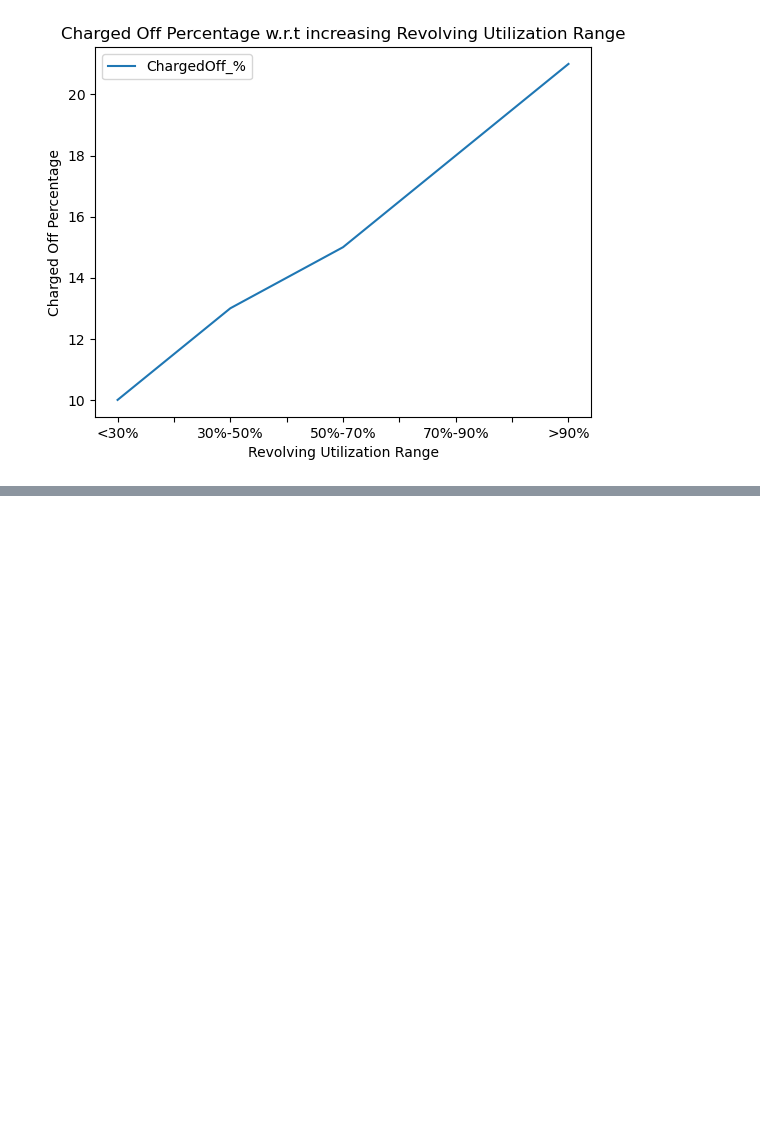
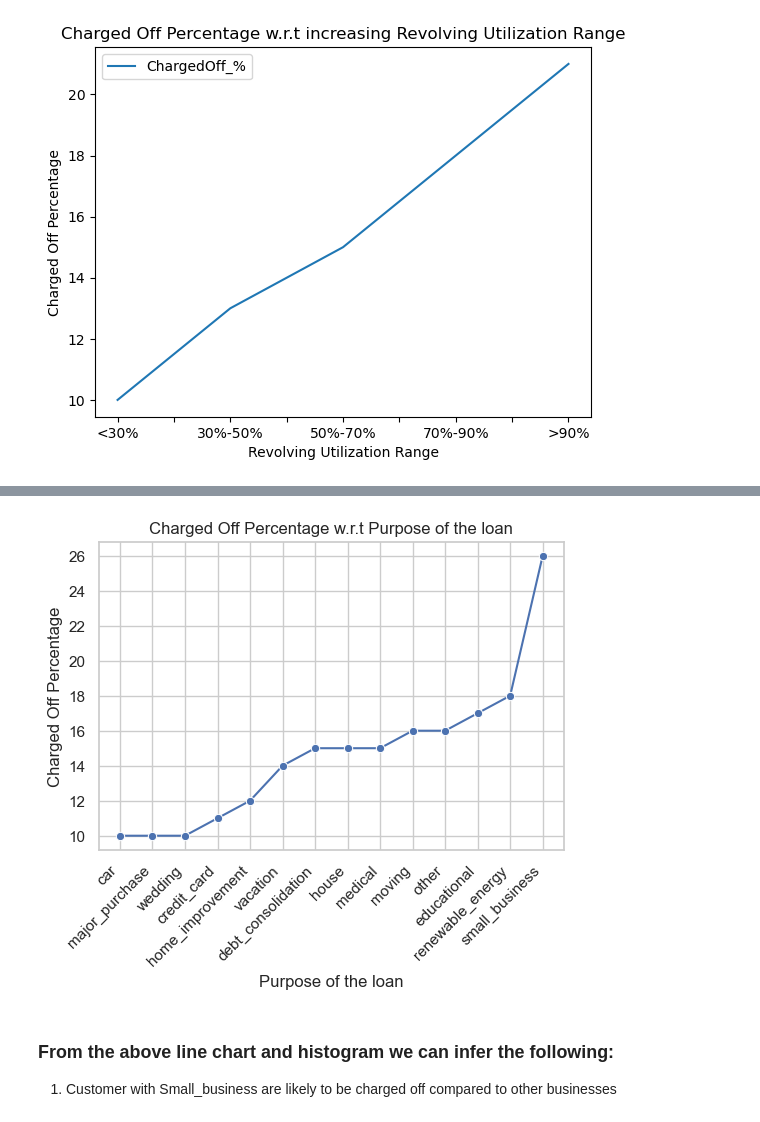
Before and after one commit to rupeshshuklavarroc/Lending_Case_Study_Rupesh_Harshali, a Jupyter notebook: Lending_Case_Study_Rupesh_Harshali.ipynb, the cells around one changed output, grey strips where cells are left out. Saved outputs shown, nothing was run; the diff lists cells and outputs as text; code cells hidden in the pictures; blank space fills up the shorter version.

```diff
--- a/Lending_Case_Study_Rupesh_Harshali.ipynb
+++ b/Lending_Case_Study_Rupesh_Harshali.ipynb
@@ -133,0 +138,9 @@ Text(0.5, 1.0, 'Charged Off Percentage w.r.t increasing Revolving Utilization Ra
+# %%
+piv_ls_purpose = (df2.groupby(['purpose','loan_status'])['loan_status']).count().T
+piv_ls_purpose = df2.groupby(['purpose', 'loan_status']).size().unstack(fill_value=0).reset_index()
+piv_ls_purpose['Total'] = piv_ls_purpose['Charged Off'] + piv_ls_purpose['Fully Paid'] + piv_ls_purpose['Current']
+piv_ls_purpose['ChargedOff_%'] = round(piv_ls_purpose['Charged Off']*100/piv_ls_purpose['Total'])
+piv_ls_purpose['Current_%'] = round(piv_ls_purpose['Current']*100/piv_ls_purpose['Total'])
+piv_ls_purpose['Fully_Paid_%'] = round(piv_ls_purpose['Fully Paid']*100/piv_ls_purpose['Total'])
+piv_ls_purpose_sorted = piv_ls_purpose.sort_values(by='ChargedOff_%')
+piv_ls_purpose_sorted
@@ -133,0 +163,15 @@ Text(0.5, 1.0, 'Charged Off Percentage w.r.t increasing Revolving Utilization Ra
+# %%
+import seaborn as sns
+import matplotlib.pyplot as plt
+plt.figure(figsize=(6, 4))
+sns.lineplot(data=piv_ls_purpose_sorted, x='purpose', y='ChargedOff_%', marker='o')
+plt.xlabel('Purpose of the loan')
+plt.ylabel('Charged Off Percentage')
+plt.title('Charged Off Percentage w.r.t Purpose of the loan')
+plt.xticks(rotation=45, ha='right')
+plt.show()
+# %% [output]
+[figure, added]
+# %% [markdown]
+### From the above line chart and histogram  we can infer the following:
+1. Customer with Small_business are likely to be charged off compared to other businesses
```
Also changed, not shown: parts of 6 cells of this notebook.
